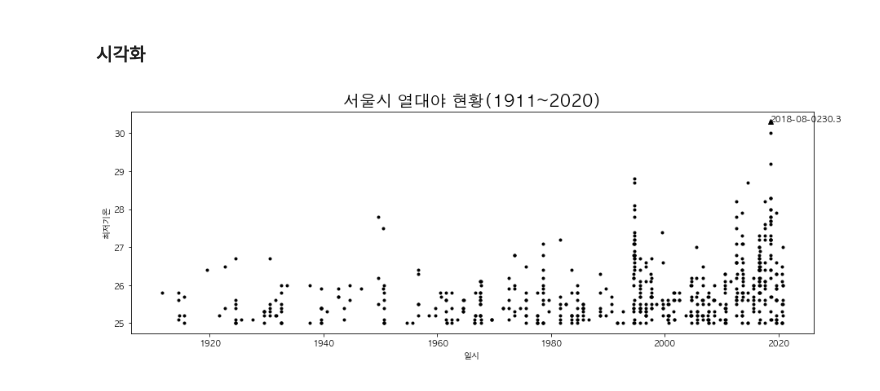
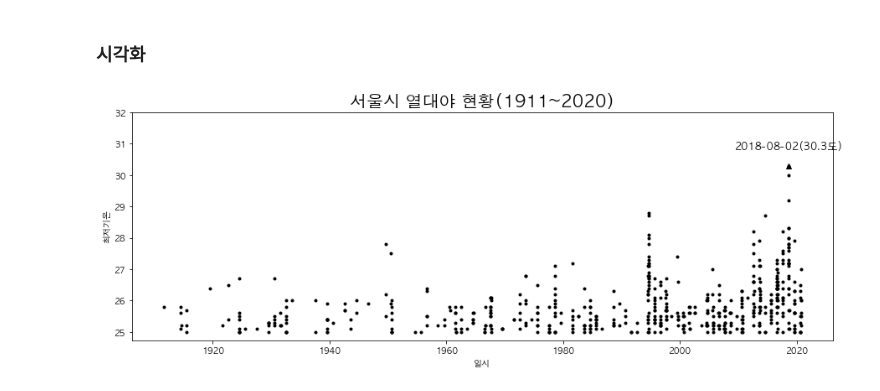
Before and after one commit to limetree-indigo/python-visualization, a Jupyter notebook: 10 서울시 폭염 및 열대야 분석 및 시각화/10 서울시 폭염 및 열대야 분석 및 시각화.ipynb, the cells around one changed output. Saved outputs shown, nothing was run; the diff lists cells and outputs as text; code cells hidden in the pictures.

```diff
--- a/10 서울시 폭염 및 열대야 분석 및 시각화/10 서울시 폭염 및 열대야 분석 및 시각화.ipynb
+++ b/10 서울시 폭염 및 열대야 분석 및 시각화/10 서울시 폭염 및 열대야 분석 및 시각화.ipynb
@@ -235,18 +235,19 @@ print(df_seoul_hotestnight.iloc[0,4])
 # %%
 # plot
 plt.plot(df_seoul_hotnight['일시'], df_seoul_hotnight['최저기온(°C)'], 'k.')
 plt.title('서울시 열대야 현황(1911~2020)', size=20)
 plt.xlabel('일시')
 plt.ylabel('최저기온')
 
 # 가장 더웠던 밤 표시
 plt.plot(df_seoul_hotestnight.iloc[0,2].date(), df_seoul_hotestnight.iloc[0,4], 'k^')
 
 # 가장 더웠던 날짜, 온도 표시
-plt.text(df_seoul_hotestnight.iloc[0,2].date(), df_seoul_hotestnight.iloc[0,4],
-        str(df_seoul_hotestnight.iloc[0,2].date())+str(df_seoul_hotestnight.iloc[0,4]),
-        ha='center')
+plt.text(df_seoul_hotestnight.iloc[0,2].date(), df_seoul_hotestnight.iloc[0,4]+0.5,
+        str(df_seoul_hotestnight.iloc[0,2].date())+'('+str(df_seoul_hotestnight.iloc[0,4])+'도)',
+        ha='center', size=12)
+plt.yticks(range(25, 33))
 
 plt.show()
 # %% [output]
-[figure, old version]
+[figure, new version]
```
Also changed, not shown: parts of 28 cells of this notebook.
